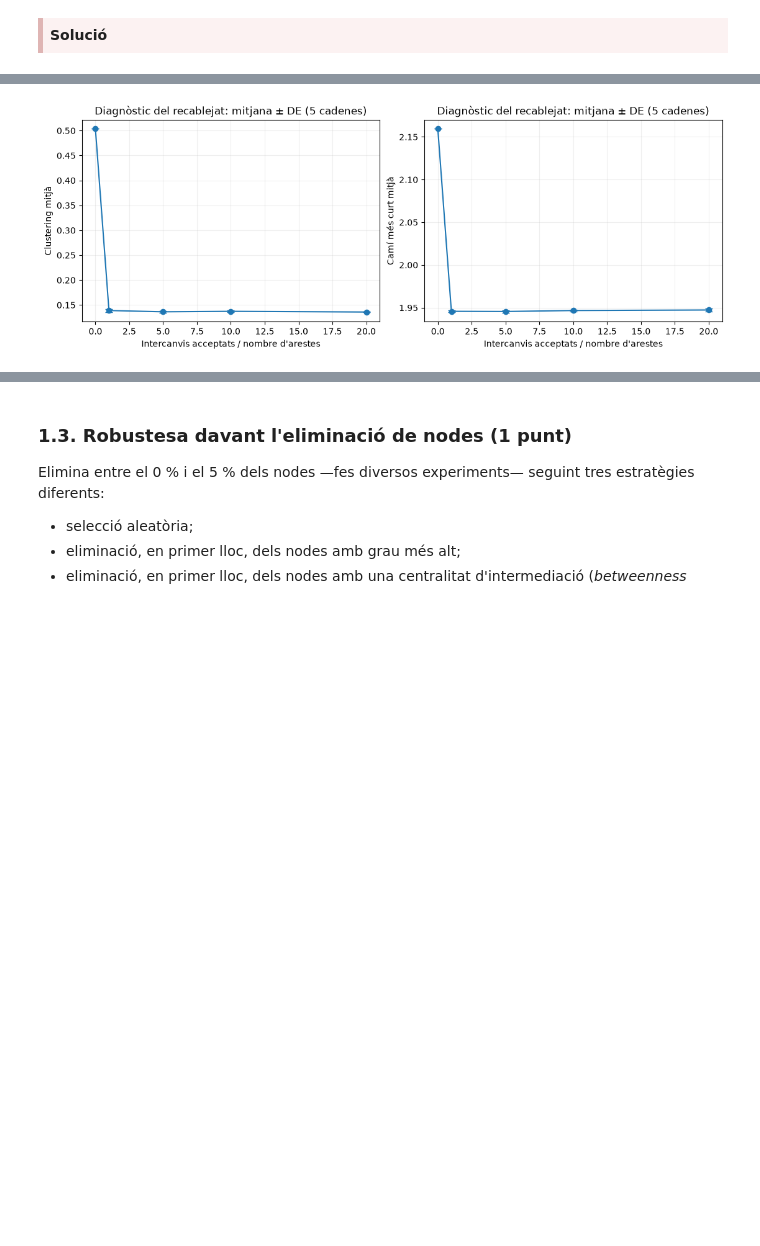
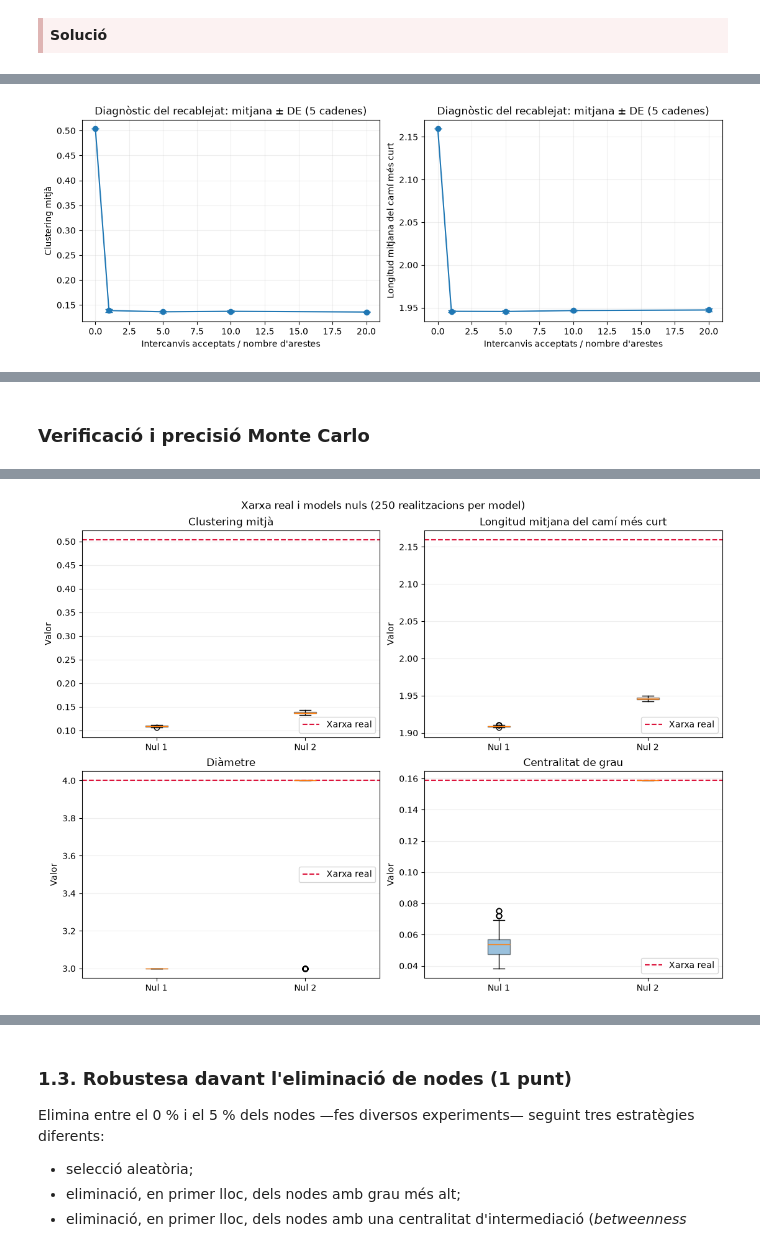
Before and after one commit to jmirfern/uoc-network-analysis, a Jupyter notebook: PAC1/input/M2.992_20261_PAC1-Enunciat.ipynb, the cells around one changed output, grey strips where cells are left out. Drawn from its saved outputs; the diff is of its cells as text; code cells hidden in the pictures; blank space fills up the shorter version.

```diff
--- a/PAC1/input/M2.992_20261_PAC1-Enunciat.ipynb
+++ b/PAC1/input/M2.992_20261_PAC1-Enunciat.ipynb
@@ -247,7 +245,7 @@ graus_reals = dict(G.degree())
 # Definim una llista de tots els nodes de la xarxa per a poder-los utilitzar en les funcions de NetworkX
 etiquetes = list(G)
 # Definim les mètriques d'interès pels dos models
-metriques_12 = ["Clustering mitjà", "Camí més curt mitjà",
+metriques_12 = ["Clustering mitjà", "Longitud mitjana del camí més curt",
                 "Diàmetre", "Centralitat de grau"]
 # Llistem els dos models objectiu
 models = ["Model nul 1: G(n,m)", "Model nul 2: graus fixats"]
@@ -262,9 +260,17 @@ def mesures_12(H):
     # Es registra la mida per evitar ocultar una possible desconnexió.
     component = max(nx.connected_components(H), key=len)
     Hc = H.subgraph(component)
-    # Calculem les distàncies i del diàmetre amb un sol recorregut per a tots els nodes
+    # Reutilitzem les distàncies mínimes per calcular L i el diàmetre.
+    # all_pairs_shortest_path_length fa una cerca des de cada node origen;
+    # no és una única cerca per a tota la xarxa.
     nc = len(Hc)
     suma, diametre = 0, 0
+    # BUCLE DE DISTÀNCIES: cada iteració correspon a un node origen.
+    # distancies és un diccionari {destí: distància mínima des de l’origen}.
+    # Ignorem l’etiqueta de l’origen amb _, perquè només necessitem les distàncies.
+    # suma acumula distàncies de parells ordenats; dividim per nc*(nc-1).
+    # La distància d’un node a si mateix és zero i no altera la suma.
+    # diametre reté la distància més gran observada entre tots els orígens.
     for _, distancies in nx.all_pairs_shortest_path_length(Hc):
         suma += sum(distancies.values())
         diametre = max(diametre, max(distancies.values()))
@@ -275,7 +281,7 @@ def mesures_12(H):
     # Retornem un diccionari amb les mètriques calculades
     return {
         "Clustering mitjà": nx.average_clustering(H),
-        "Camí més curt mitjà": suma / (nc * (nc - 1)) if nc > 1 else 0.0,
+        "Longitud mitjana del camí més curt": suma / (nc * (nc - 1)) if nc > 1 else 0.0,
         "Diàmetre": diametre,
         "Centralitat de grau": centralitat,
         "Nodes de la major component": nc,
@@ -303,9 +309,19 @@ real_12 = mesures_12(G)
 # 20*m intercanvis és una elecció empírica; no prova mostreig uniforme exacte.
 pressupostos = [0, 1, 5, 10, 20]
 pilot = []
+# BUCLE EXTERIOR DEL PILOT: iniciem cinc experiments de recablejat.
+# Cada experiment parteix d’una còpia nova de G, amb llavors diferents.
+# Això permet observar tant la tendència mitjana com la variabilitat.
 for repeticio in range(5):
     H = G.copy()
     anterior = 0
+    # BUCLE INTERIOR DEL PILOT: observem la mateixa còpia després de
+    # 0, m, 5m, 10m i 20m intercanvis acceptats acumulats.
+    # Només afegim (factor-anterior)*m intercanvis: de 5m a 10m
+    # n’afegim 5m, no 10m. Amb factor=0 mesurem la xarxa original.
+    # Desem les mètriques a cada punt per comprovar quan s’estabilitzen.
+    # Els punts d’una mateixa cadena estan relacionats entre si;
+    # no es tracten com realitzacions independents per a la comparació final.
     for factor in pressupostos:
         if factor > anterior:
             recableja_12(H, (factor - anterior) * m)
@@ -314,6 +330,10 @@ for repeticio in range(5):
         anterior = factor
 pilot_12 = pd.DataFrame(pilot)
 fig, axes = plt.subplots(1, 2, figsize=(11, 4), constrained_layout=True)
+# BUCLE DEL GRÀFIC PILOT: associa cada eix a una de les dues mètriques.
+# groupby reuneix les cinc repeticions que tenen el mateix pressupost.
+# Representem la mitjana i la desviació estàndard entre cadenes
+# per valorar si més intercanvis continuen canviant aquestes mètriques.
 for ax, metrica in zip(axes, metriques_12[:2]):
     resum = pilot_12.groupby("Intercanvis / m")[metrica].agg(["mean", "std"])
     ax.errorbar(resum.index, resum["mean"], yerr=resum["std"], marker="o", capsize=4)
@@ -321,7 +341,7 @@ for ax, metrica in zip(axes, metriques_12[:2]):
            title="Diagnòstic del recablejat: mitjana ± DE (5 cadenes)")
     ax.grid(alpha=0.2)
 plt.show()
-print("Pilot: comprova visualment que les mètriques s'estabilitzen entre 10m i 20m.")
+print("Pilot: comprova visualment que les mètriques s'estabilitzen abans de 20 intercanvis per aresta")
 
 # Realitzacions independents (llavors diferents; cada recablejat comença a G).
 # Mínim 100; afegim lots de 50 fins a assolir la precisió o arribar a 300.
@@ -335,9 +355,16 @@ registres = []
 
 def diagnostics_12(dades):
     files = []
+    # BUCLE EXTERIOR DEL DIAGNÒSTIC: analitzem cada model per separat.
+    # El filtre selecciona totes les seves realitzacions, en ordre de generació.
     for model in models:
         sub = dades.loc[dades["Model"] == model]
         r = len(sub)
+        # BUCLE INTERIOR DEL DIAGNÒSTIC: comprovem cadascuna de les
+        # quatre mètriques del model, perquè una pot estabilitzar-se abans
+        # que les altres. Estimem l’error de la mitjana amb DE/sqrt(r)
+        # i comparem les mitjanes de la primera i la segona meitat.
+        # escala evita dividir per zero; files desa una fila per model i mètrica.
         for metrica in metriques_12:
             valors = sub[metrica].to_numpy(dtype=float)
             mitjana = valors.mean()
@@ -350,16 +377,29 @@ def diagnostics_12(dades):
                           "Estable": semi_ic / escala <= TOLERANCIA and canvi <= TOLERANCIA})
     return pd.DataFrame(files)
 
+# BUCLE PRINCIPAL: r és el nombre de realitzacions generades PER MODEL.
+# A cada iteració creem una xarxa G(n,m) i una xarxa amb graus fixats.
+# H2 sempre parteix de G.copy(): no continuem la cadena del pilot
+# ni el recablejat de la realització anterior. Les llavors van canviant.
+# Verifiquem les restriccions abans d’acumular les mètriques.
 for r in range(1, MAX_REALITZACIONS + 1):
     H1 = nx.gnm_random_graph(n, m, seed=llavor())
     H1 = nx.relabel_nodes(H1, dict(enumerate(etiquetes)))
     comprova_12(H1)
     H2 = G.copy()
     recableja_12(H2, INTERCANVIS_PER_ARESTA * m)
+    # BUCLE D’EMMAGATZEMATGE: associa H1 al model 1 i H2 al model 2.
+    # **mesures_12(H) incorpora les mètriques al diccionari de la fila.
+    # Afegim dues files per iteració: una per cada model, amb el mateix r.
     for model, H in zip(models, [H1, H2]):
         registres.append({"Model": model, "Realització": r, **mesures_12(H)})
+    # El mòdul (%) detecta múltiples de LOT: mostrem el progrés cada 50.
     if r % LOT == 0:
         print(f"Completades {r} realitzacions per model.", flush=True)
+    # Des de les 100 realitzacions, revisem l’estabilitat cada lot de 50.
+    # all() exigeix que TOTES les mètriques de TOTS dos models compleixin
+    # els dos criteris. break acaba el bucle principal si ho aconseguim.
+    # En cas contrari, generem més mostres fins al màxim de 300.
     if r >= MIN_REALITZACIONS and r % LOT == 0:
         resultats_12 = pd.DataFrame(registres)
         diagnostic_12 = diagnostics_12(resultats_12)
@@ -372,8 +412,8 @@ print("Model nul 2: grau de cada node verificat en totes les realitzacions.")
 print("Distàncies: component connexa major en tots els casos; no es descarten grafs.")
 display(resultats_12.groupby("Model").agg(
     Realitzacions=("Realització", "count"),
-    Connexes=("Connexa", "sum"),
-    Mínim_nodes_component_major=("Nodes component major", "min")))
+    Connexes=("Xarxa connexa", "sum"),
+    Mínim_nodes_component_major=("Nodes de la major component", "min")))
 display(diagnostic_12.style.format({"Semi-IC / mitjana": "{:.2%}",
                                    "Diferència meitats / mitjana": "{:.2%}"}))
 if not diagnostic_12["Estable"].all():
@@ -381,6 +421,11 @@ if not diagnostic_12["Estable"].all():
 
 # Taula de comparació: DE entre realitzacions i percentils empírics del model.
 comparacio = []
+# BUCLES DE COMPARACIÓ: recorrem les 2 × 4 combinacions model-mètrica.
+# Per a cadascuna seleccionem les mostres i calculem mitjana, DE i
+# percentils 2,5 i 97,5. Aquests percentils descriuen la distribució
+# de xarxes del model, no l’interval de confiança de la seva mitjana.
+# comparacio acumula vuit files amb el valor real com a referència.
 for model in models:
     for metrica in metriques_12:
         valors = resultats_12.loc[resultats_12["Model"] == model, metrica].to_numpy()
@@ -393,9 +438,15 @@ comparacio_12 = pd.DataFrame(comparacio)
 display(comparacio_12.style.format({c: "{:.4f}" for c in comparacio_12.columns[2:]}))
 
 fig, axes = plt.subplots(2, 2, figsize=(11, 8), constrained_layout=True)
+# BUCLE DELS BOXPLOTS: axes.flat recorre els quatre eixos de la graella.
+# Cada gràfic mostra les dues distribucions d’una mateixa mètrica;
+# la línia vermella situa el valor de la xarxa real per comparar-lo.
+# La comprensió de llista mostres recull primer el model 1 i després el 2.
 for ax, metrica in zip(axes.flat, metriques_12):
     mostres = [resultats_12.loc[resultats_12["Model"] == model, metrica] for model in models]
     caixes = ax.boxplot(mostres, tick_labels=["Nul 1", "Nul 2"], patch_artist=True)
+    # BUCLE DE FORMAT: aplica un color diferent a la caixa de cada model.
+    # Només modifica l’aparença del gràfic, no les dades.
     for caixa, color in zip(caixes["boxes"], colors):
         caixa.set(facecolor=color, alpha=0.45)
     ax.axhline(real_12[metrica], color="crimson", linestyle="--", label="Xarxa real")
@@ -407,6 +458,13 @@ plt.show()
 
 # Convergència: mitjanes acumulades i IC aproximats 95% de cada mitjana.
 fig, axes = plt.subplots(2, 2, figsize=(11, 8), constrained_layout=True)
+# BUCLE EXTERIOR DE CONVERGÈNCIA: un gràfic per mètrica.
+# BUCLE INTERIOR: superposem els dos models amb colors diferents.
+# expanding().mean() calcula la mitjana de les primeres 1, 2, ..., r
+# realitzacions; no una mitjana mòbil amb una finestra de mida fixa.
+# La banda és un IC aproximat del 95% de la mitjana acumulada.
+# A la primera mostra la DE no està definida i la banda comença després.
+# L’objectiu és comprovar visualment l’estabilització i la reducció de l’error.
 for ax, metrica in zip(axes.flat, metriques_12):
     for model, color in zip(models, colors):
         valors = resultats_12.loc[resultats_12["Model"] == model, metrica].reset_index(drop=True)
@@ -427,31 +485,35 @@ display(Markdown("""### Justificació dels models i de les mètriques
   la seqüència de graus, els triangles ni les agrupacions de la xarxa original.
 * **Nul 2, intercanvis d'arestes:** conserva el grau de cada individu i,
   per tant, la distribució de graus, els nodes i les arestes. Aleatoritza les
   parelles d'interacció; no imposa triangles, comunitats ni correlacions entre
   graus. Aquestes estructures poden aparèixer per atzar, però no es fixen.
   El model de configuració dels apunts pot produir multiarestes i bucles;
   simplificar-lo canviaria els graus. Per això aquí s'utilitza recablejat
   sobre grafs simples. El pilot comprova empíricament l'estabilització,
   però no demostra una barreja perfecta ni uniformitat exacta del mostreig.
 * **Clustering mitjà:** mesura el tancament local de triangles.
   **Camí mitjà:** mesura la separació típica entre individus.
   **Diàmetre:** mesura la major separació mínima, complementant la mitjana.
   **Centralització de grau:** quantifica la concentració de connexions
   respecte del node de grau màxim (equació 13 dels apunts).
   Ha de quedar exactament fixada al nul 2; al nul 1 pot variar.
 * **Nombre de realitzacions:** es determina amb els criteris de precisió
   mostrats a la taula. Les corbes acumulades permeten valorar l'estabilitat
   i la reducció de l'error Monte Carlo. Les bandes de convergència són IC
   de la mitjana; els boxplots mostren la variabilitat entre xarxes.
 """))
 display(Markdown("### Interpretació de la comparació"))
+# BUCLE D’INTERPRETACIÓ: recorre les vuit files de la taula de comparació.
+# Classifica el valor real com inferior, superior o dins del rang central
+# empíric de cada model. Això resumeix les diferències observades;
+# no equival a una prova formal de significació estadística.
 for fila in comparacio:
     valor = fila["Xarxa real"]
     baix, alt = fila["Percentil 2,5"], fila["Percentil 97,5"]
     posicio = "per sota" if valor < baix else "per sobre" if valor > alt else "dins"
     print(f"{fila['Model']} · {fila['Mètrica']}: real={valor:.4f}; "
           f"rang central empíric 95%=[{baix:.4f}, {alt:.4f}]; {posicio} del rang.")
 print("Una diferència que persisteix al nul 2 no s'explica només pels graus. "
       "Els percentils són una comparació descriptiva, no una prova formal amb correcció múltiple.")
 # %% [output]
-[figure, old version]
+[figure, new version]
@@ -458,0 +526 @@ Pilot: comprova visualment que les mètriques s'estabilitzen entre 10m i 20m.
+### Verificació i precisió Monte Carlo
@@ -458,0 +552 @@ Pilot: comprova visualment que les mètriques s'estabilitzen entre 10m i 20m.
+[figure, added]
```
Also changed, not shown: parts of 10 cells of this notebook.
